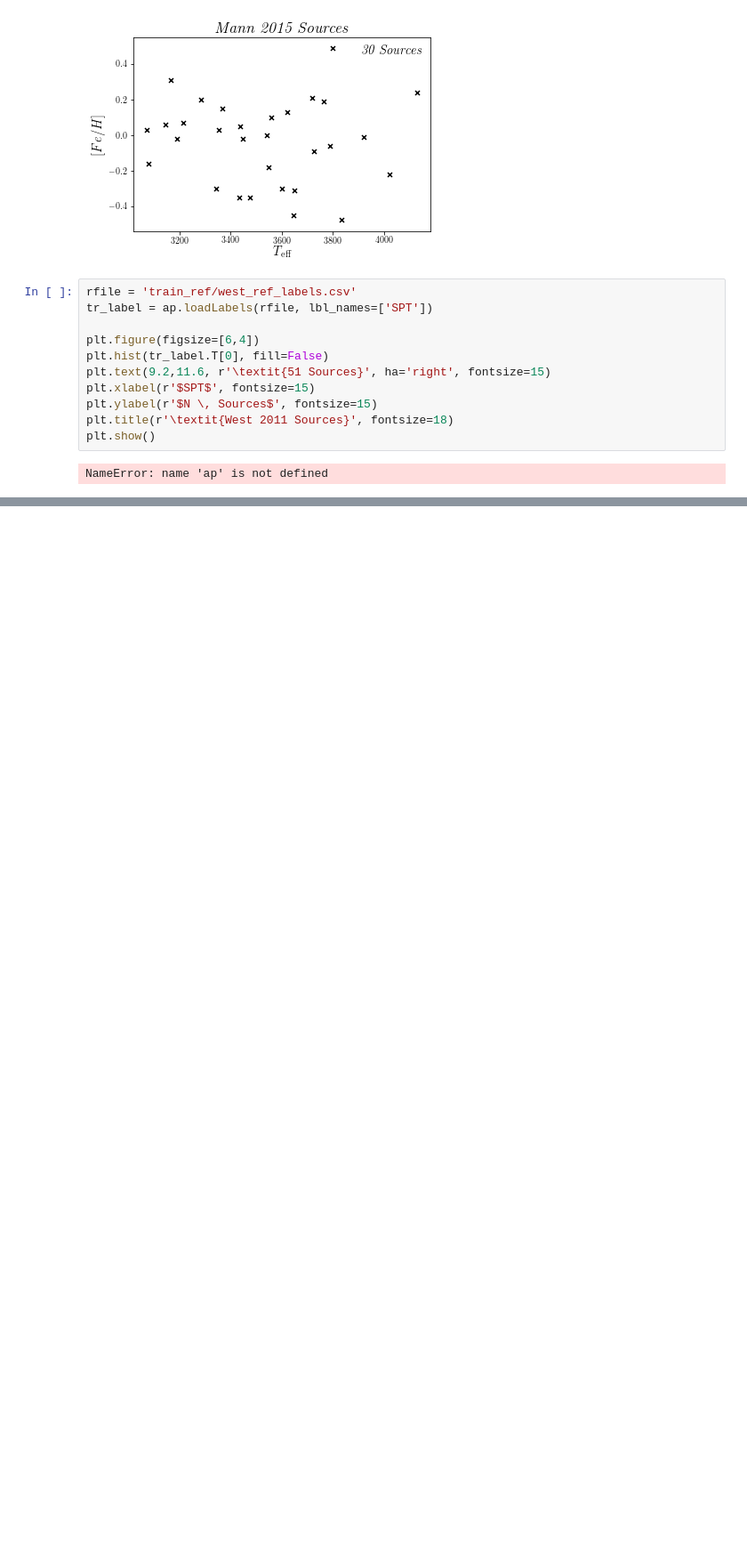
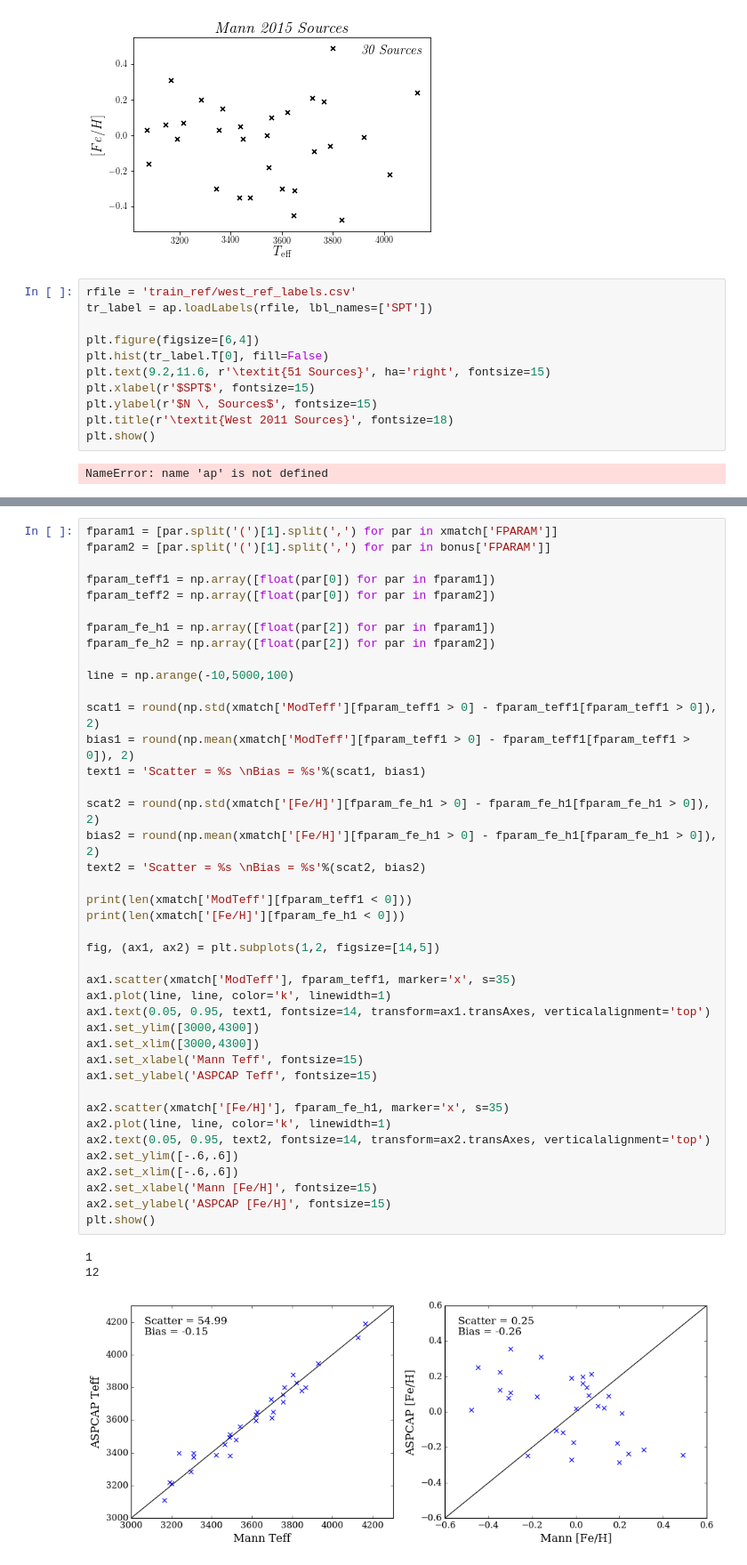
Before and after one commit to jbirky/Mdwarf_project, a Jupyter notebook: cannon_runs/0_mann_build_train_sample.ipynb, the cells around one changed output, grey strips where cells are left out. Shown at 89% size. Drawn from its saved outputs; the diff is of its cells as text; blank space fills up the shorter version.

```diff
--- a/cannon_runs/0_mann_build_train_sample.ipynb
+++ b/cannon_runs/0_mann_build_train_sample.ipynb
@@ -231,0 +266,45 @@ df[30:80]
+# %%
+fparam1 = [par.split('(')[1].split(',') for par in xmatch['FPARAM']]
+fparam2 = [par.split('(')[1].split(',') for par in bonus['FPARAM']]
+
+fparam_teff1 = np.array([float(par[0]) for par in fparam1])
+fparam_teff2 = np.array([float(par[0]) for par in fparam2])
+
+fparam_fe_h1 = np.array([float(par[2]) for par in fparam1])
+fparam_fe_h2 = np.array([float(par[2]) for par in fparam2])
+
+line = np.arange(-10,5000,100)
+
+scat1 = round(np.std(xmatch['ModTeff'][fparam_teff1 > 0] - fparam_teff1[fparam_teff1 > 0]), 2)
+bias1 = round(np.mean(xmatch['ModTeff'][fparam_teff1 > 0] - fparam_teff1[fparam_teff1 > 0]), 2)
+text1 = 'Scatter = %s \nBias = %s'%(scat1, bias1)
+
+scat2 = round(np.std(xmatch['[Fe/H]'][fparam_fe_h1 > 0] - fparam_fe_h1[fparam_fe_h1 > 0]), 2)
+bias2 = round(np.mean(xmatch['[Fe/H]'][fparam_fe_h1 > 0] - fparam_fe_h1[fparam_fe_h1 > 0]), 2)
+text2 = 'Scatter = %s \nBias = %s'%(scat2, bias2)
+
+print(len(xmatch['ModTeff'][fparam_teff1 < 0]))
+print(len(xmatch['[Fe/H]'][fparam_fe_h1 < 0]))
+
+fig, (ax1, ax2) = plt.subplots(1,2, figsize=[14,5])
+
+ax1.scatter(xmatch['ModTeff'], fparam_teff1, marker='x', s=35)
+ax1.plot(line, line, color='k', linewidth=1)
+ax1.text(0.05, 0.95, text1, fontsize=14, transform=ax1.transAxes, verticalalignment='top')
+ax1.set_ylim([3000,4300])
+ax1.set_xlim([3000,4300])
+ax1.set_xlabel('Mann Teff', fontsize=15)
+ax1.set_ylabel('ASPCAP Teff', fontsize=15)
+
+ax2.scatter(xmatch['[Fe/H]'], fparam_fe_h1, marker='x', s=35)
+ax2.plot(line, line, color='k', linewidth=1)
+ax2.text(0.05, 0.95, text2, fontsize=14, transform=ax2.transAxes, verticalalignment='top')
+ax2.set_ylim([-.6,.6])
+ax2.set_xlim([-.6,.6])
+ax2.set_xlabel('Mann [Fe/H]', fontsize=15)
+ax2.set_ylabel('ASPCAP [Fe/H]', fontsize=15)
+plt.show()
+# %% [output]
+1
+12
+[figure, added]
```
Also changed, not shown: parts of 10 cells of this notebook, 7 other files.
